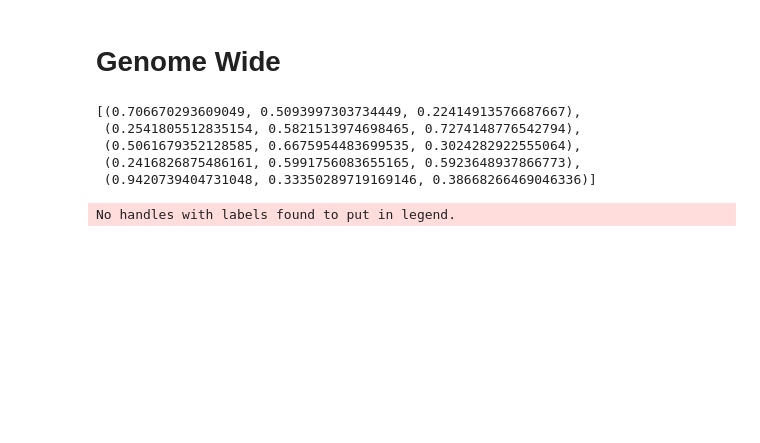
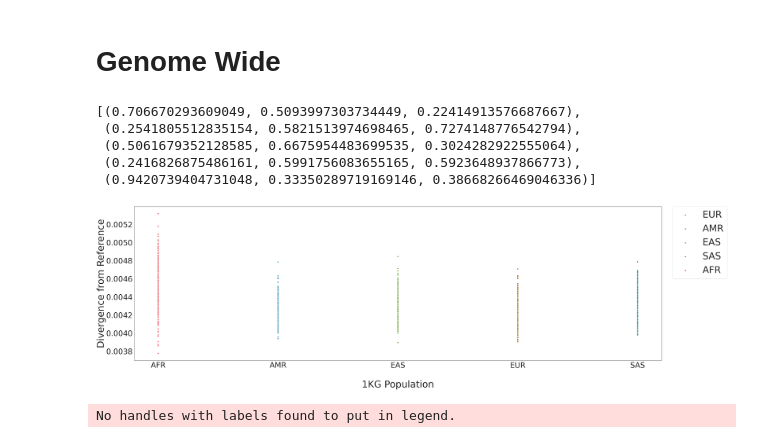
Before and after one commit to erin-n-gilbertson/3DGenome-diversity, a Jupyter notebook: activeNotebooks/Figure2.ipynb, the cells around one changed output. Cells and saved outputs as stored; diff of their text form; code cells hidden in the pictures; blank space fills up the shorter version.

```diff
--- a/activeNotebooks/Figure2.ipynb
+++ b/activeNotebooks/Figure2.ipynb
@@ -97,6 +98,10 @@ sup_pal
  (0.5061679352128585, 0.6675954483699535, 0.3024282922555064),
  (0.2416826875486161, 0.5991756083655165, 0.5923648937866773),
  (0.9420739404731048, 0.33350289719169146, 0.38668266469046336)]
+# %%
+plot_divergence(anc, 'divergence', 'Divergence from Reference')
+# %% [output]
+[figure, added]
 # %%
 plot_pop_metric(anc, sub_order, sub_pal, 'divergence','Average Genome-Wide\n3D Divergence\n')
 # %% [output]
```
Also changed, not shown: parts of 8 cells of this notebook, 3 other files.
